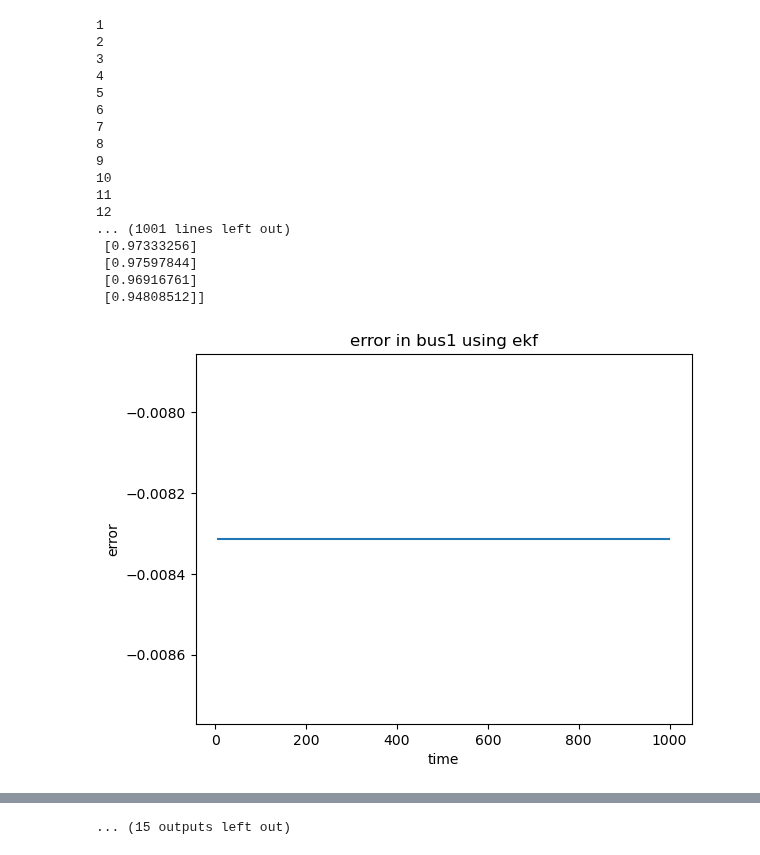
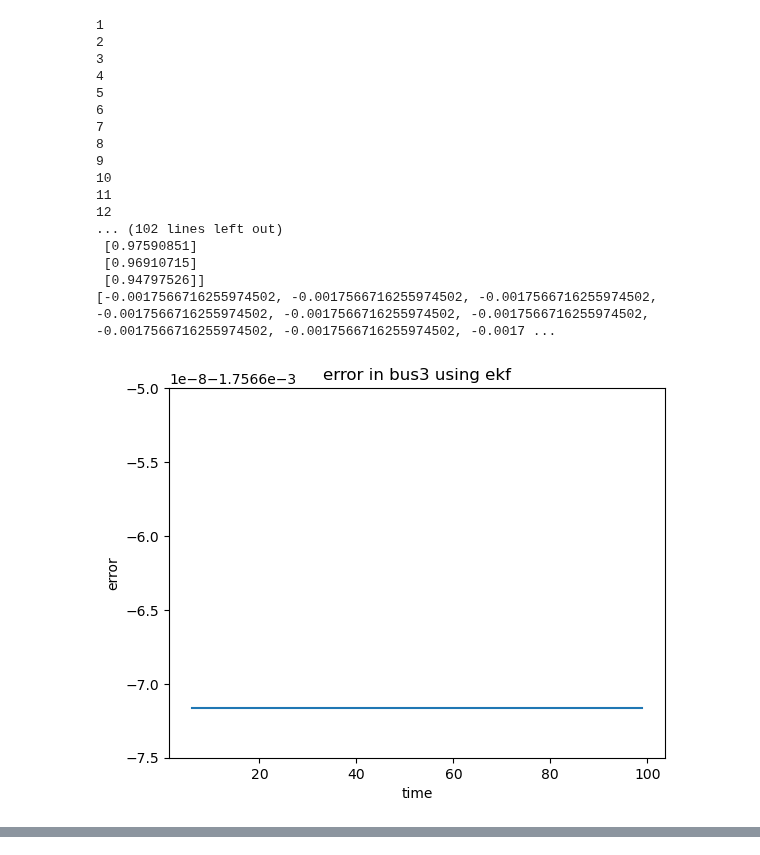
Before and after one commit to ayush-thakur/DSE_IEEE_14_bus, a Jupyter notebook: DSE_EKF_2.ipynb, the cells around one changed output, grey strips where cells are left out. Cells and saved outputs as stored; diff of their text form; code cells hidden in the pictures.

```diff
--- a/DSE_EKF_2.ipynb
+++ b/DSE_EKF_2.ipynb
@@ -417,7 +417,7 @@ for i2 in range(14):
     y_g.append([])
     y_error.append([])
     y_actual.append([])
-for i in range (1,1000):
+for i in range (1,100):
     print(i)
     zdata = zdatas(i)
     z = zdata[:,2]
@@ -488,11 +488,12 @@ print("\n\n Final State:\n\n", ekf.x[13:])
 # plot.show()
 for i2 in range(14):
     # plot.plot(x_g,y_g[i2],label=f'bus {i2}')
-    if(i2==6):
+    if(i2!=2):
         continue
+    print(y_error[i2])
     plot.plot(x_g,y_error[i2],label=f"error")
     ax=plot.gca()
-    # ax.set_ylim(0.001750,0.001775)
+    ax.set_ylim(-0.001756675,-0.001756650)
     plot.title(f'error in bus{i2+1} using ekf')
     plot.xlabel('time')
     plot.ylabel('error')
@@ -500,36 +501,36 @@ for i2 in range(14):
     plot.plot(x_g,y_actual[i2],label=f"actual")
     plot.plot(x_g,y_g[i2],label=f"predicted")
     ax=plot.gca()
     ax.set_ylim(0.93,1.07)
     plot.title(f'actual and predicted in bus{i2+1} using ekf')
     plot.xlabel('time')
     plot.ylabel('voltage magnitude')
     plot.legend()
     plot.show()
 # plot.plot(x_g,y_g[3],label="measured")
 # plot.plot(x_g,y_actual,label="actual")
 # plot.plot(x_g,y_error,label="error")
 # plot.title('voltage of all buses with time in EKF')
 # plot.xlabel('time')
 # plot.ylabel('voltage')
 # plot.legend(bbox_to_anchor=(1.05,1),loc='upper left', borderaxespad=0)
 # plot.show()
 # %% [output]
 1
 2
 3
 4
 5
 6
 7
 8
 9
 10
 11
 12
-... (1001 lines left out)
- [0.97333256]
- [0.97597844]
- [0.96916761]
- [0.94808512]]
+... (102 lines left out)
+ [0.97590851]
+ [0.96910715]
+ [0.94797526]]
+[-0.0017566716255974502, -0.0017566716255974502, -0.0017566716255974502, -0.0017566716255974502, -0.0017566716255974502, -0.0017566716255974502, -0.0017566716255974502, -0.0017566716255974502, -0.0017 ...
-[figure, old version]
+[figure, new version]
@@ -546 +537,0 @@ for i2 in range(14):
-... (15 outputs left out)
```
Also changed, not shown: parts of 1 cell of this notebook, 2 other files.
